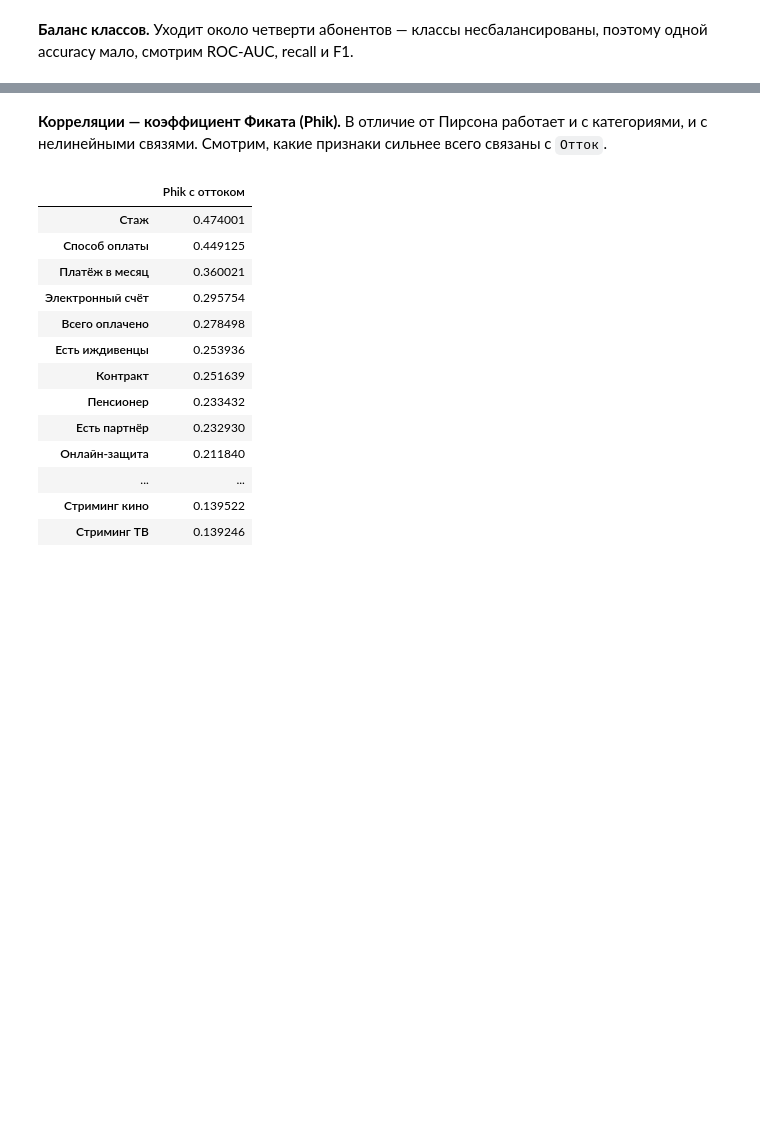
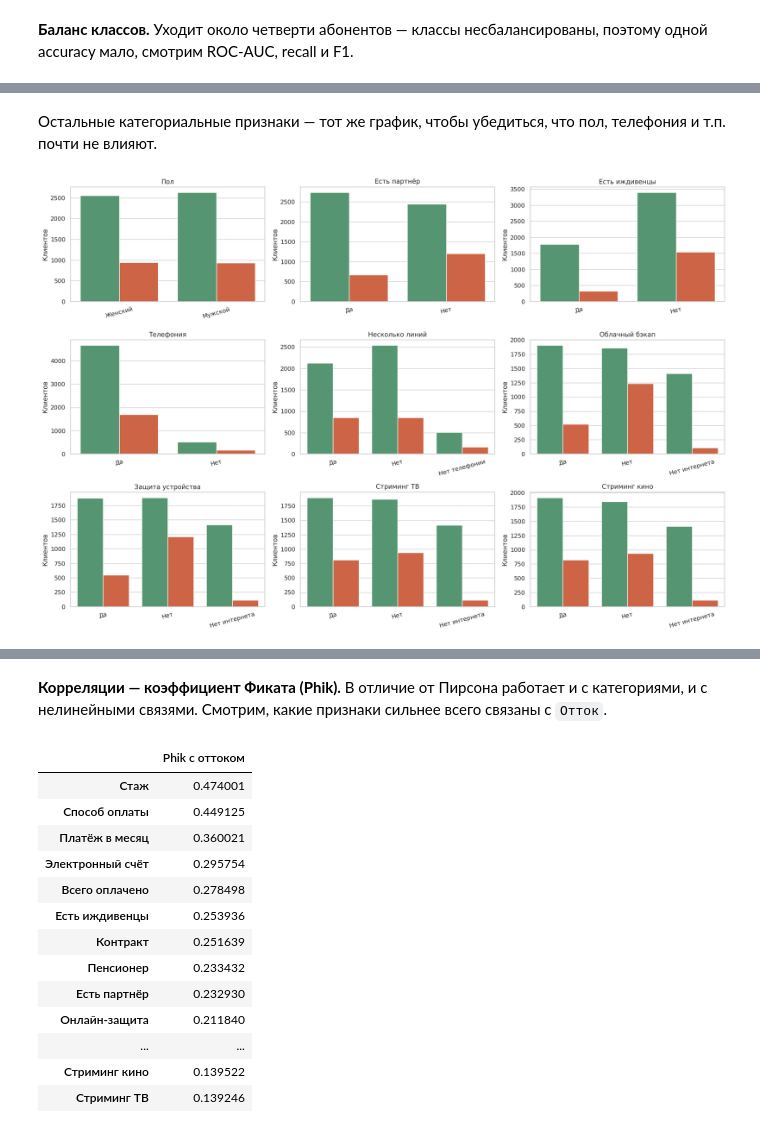
Before and after one commit to niksahn/magistrProject, a Jupyter notebook: churn_telco.ipynb, the cells around one changed output, grey strips where cells are left out. Drawn from its saved outputs; the diff is of its cells as text; code cells hidden in the pictures; blank space fills up the shorter version.

```diff
--- a/churn_telco.ipynb
+++ b/churn_telco.ipynb
@@ -187,0 +220,12 @@ Name: proportion, dtype: float64
+# %% [markdown]
+Остальные категориальные признаки — тот же график, чтобы убедиться, что пол, телефония и т.п. почти не влияют.
+# %%
+other_cols = [c for c in df.select_dtypes("category").columns if c not in key_cols]
+fig, axes = plt.subplots(3, 3, figsize=(18, 12))
+for ax, col in zip(axes.ravel(), other_cols):
+    sns.countplot(data=df, x=col, hue=churn_lbl, palette=palette, ax=ax, legend=False)
+    ax.set_title(col); ax.set_xlabel(""); ax.set_ylabel("Клиентов")
+    ax.tick_params(axis="x", rotation=15)
+plt.tight_layout()
+# %% [output]
+[figure, added]
```
Also changed, not shown: parts of 25 cells of this notebook, 3 other files.
